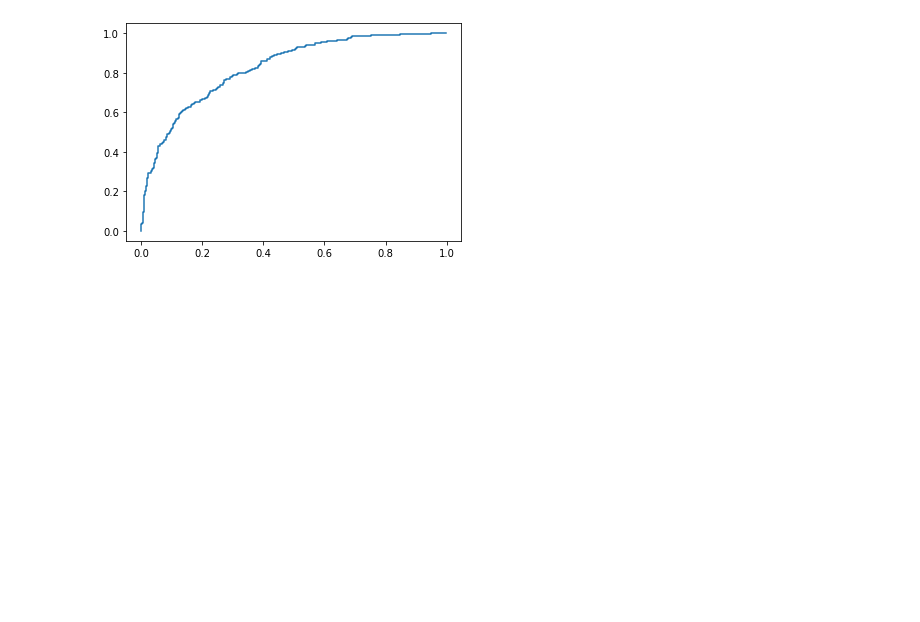
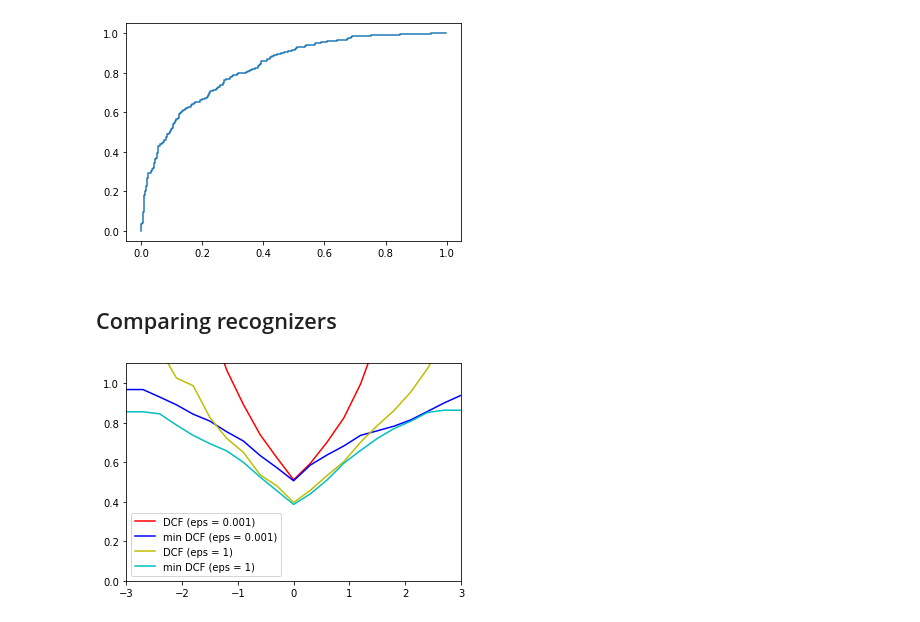
Before and after one commit to mattyred/poliTO-MachineLearningAndPatternRecognition, a Jupyter notebook: Labs/Lab_8/Lab_8.ipynb, the cells around one changed output. Drawn from its saved outputs; the diff is of its cells as text; code cells hidden in the pictures; blank space fills up the shorter version.

```diff
--- a/Labs/Lab_8/Lab_8.ipynb
+++ b/Labs/Lab_8/Lab_8.ipynb
@@ -212,3 +231,32 @@ def plotROC(llrs, actual_labels):
 plotROC(infpar_ll, infpar_labels)
 # %% [output]
 [figure]
+# %% [markdown]
+## Comparing recognizers
+# %%
+infpar_ll_eps1 = np.load('Data/commedia_llr_infpar_eps1.npy')
+# %%
+## eps = 0.001
+effPriorLogOdds = np.linspace(-3, 3, 21)
+effPrior = 1 / (1+np.exp(-effPriorLogOdds))
+mindcf = []
+dcf = []
+for prior in effPrior:
+    mindcf.append(compute_min_DCF(infpar_ll, infpar_labels, prior, 1, 1))
+    dcf.append(compute_normalized_DCF(infpar_ll, infpar_labels, prior, 1, 1))
+## eps = 1
+mindcf_eps1 = []
+dcf_eps1 = []
+for prior in effPrior:
+    mindcf_eps1.append(compute_min_DCF(infpar_ll_eps1, infpar_labels, prior, 1, 1))
+    dcf_eps1.append(compute_normalized_DCF(infpar_ll_eps1, infpar_labels, prior, 1, 1))
+plt.plot(effPriorLogOdds, dcf, label='DCF', color='r')
+plt.plot(effPriorLogOdds, mindcf, label='min DCF', color='b')
+plt.plot(effPriorLogOdds, dcf_eps1, label='DCF', color='y')
+plt.plot(effPriorLogOdds, mindcf_eps1, label='min DCF', color='c')
+plt.ylim([0, 1.1])
+plt.xlim([-3, 3])
+plt.legend(['DCF (eps = 0.001)','min DCF (eps = 0.001)','DCF (eps = 1)','min DCF (eps = 1)'])
+plt.show()
+# %% [output]
+[figure, added]
```
Also changed, not shown: parts of 19 cells of this notebook, 1 other file.
